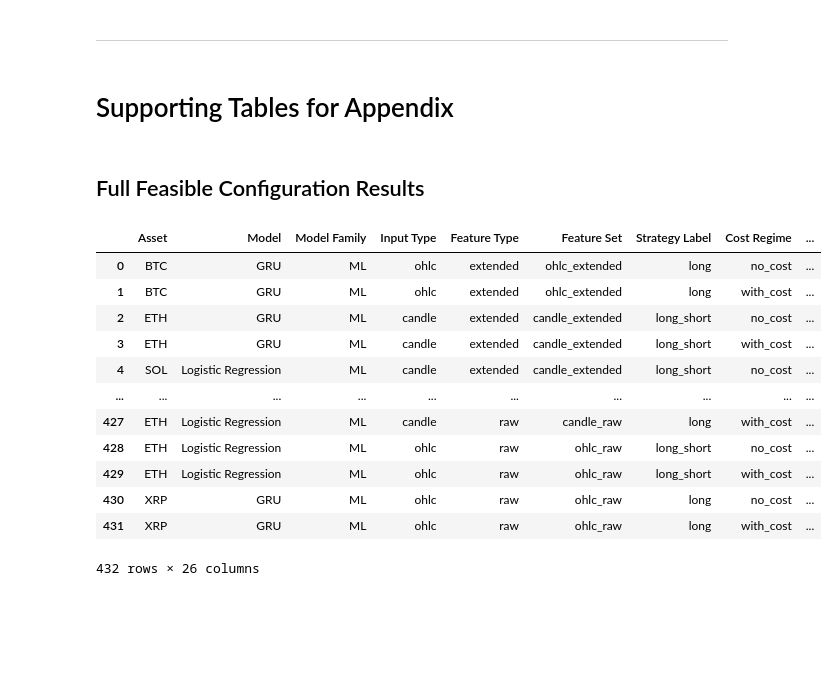
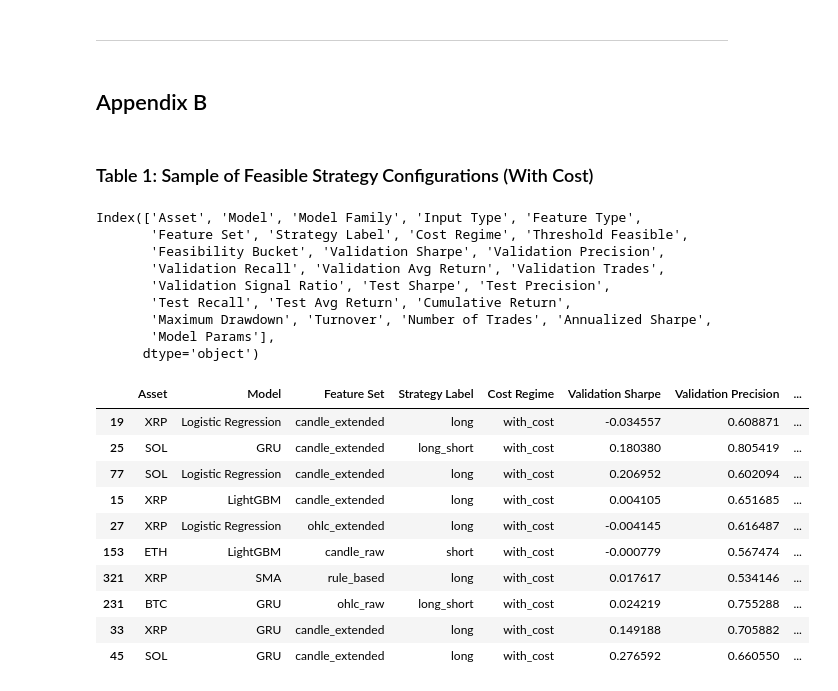
Before and after one commit to xdewu0508/QF4211Project, a Jupyter notebook: result_analysis.ipynb, the cells around one changed output. Saved outputs shown, nothing was run; the diff lists cells and outputs as text; code cells hidden in the pictures; blank space fills up the shorter version.

Commit message:
update result_analysis notebook

```diff
--- a/result_analysis.ipynb
+++ b/result_analysis.ipynb
@@ -115,23 +135,37 @@ df[["Asset", "Model", "Strategy Mode", "Mean Net Return", "p-value vs 0", "Mean
 # %% [markdown]
 ---
 # %% [markdown]
-# Supporting Tables for Appendix
+## Appendix B
 # %% [markdown]
-## Full Feasible Configuration Results
+### Table 1: Sample of Feasible Strategy Configurations (With Cost)
 # %%
 df = pd.read_csv("result/paper_tables/table_detail_feasible_configs.csv")
-df
+df = df[df["Cost Regime"] == "with_cost"]
+print(df.columns)
+df = df.drop(columns=["Model Family", "Input Type", "Feature Type", "Threshold Feasible", "Feasibility Bucket", "Model Params"])
+
+# sort by performance
+df = df.sort_values(by="Annualized Sharpe", ascending=False)
+# show top 10
+df.head(10)
 # %% [output]
+Index(['Asset', 'Model', 'Model Family', 'Input Type', 'Feature Type',
+       'Feature Set', 'Strategy Label', 'Cost Regime', 'Threshold Feasible',
+       'Feasibility Bucket', 'Validation Sharpe', 'Validation Precision',
+       'Validation Recall', 'Validation Avg Return', 'Validation Trades',
+       'Validation Signal Ratio', 'Test Sharpe', 'Test Precision',
+       'Test Recall', 'Test Avg Return', 'Cumulative Return',
+       'Maximum Drawdown', 'Turnover', 'Number of Trades', 'Annualized Sharpe',
+       'Model Params'],
+      dtype='object')
-|  | Asset | Model | Model Family | Input Type | Feature Type | Feature Set | Strategy Label | Cost Regime | ... |
-| 0 | BTC | GRU | ML | ohlc | extended | ohlc_extended | long | no_cost | ... |
-| 1 | BTC | GRU | ML | ohlc | extended | ohlc_extended | long | with_cost | ... |
-| 2 | ETH | GRU | ML | candle | extended | candle_extended | long_short | no_cost | ... |
-| 3 | ETH | GRU | ML | candle | extended | candle_extended | long_short | with_cost | ... |
-| 4 | SOL | Logistic Regression | ML | candle | extended | candle_extended | long_short | no_cost | ... |
-| ... | ... | ... | ... | ... | ... | ... | ... | ... | ... |
-| 427 | ETH | Logistic Regression | ML | candle | raw | candle_raw | long | with_cost | ... |
-| 428 | ETH | Logistic Regression | ML | ohlc | raw | ohlc_raw | long_short | no_cost | ... |
-| 429 | ETH | Logistic Regression | ML | ohlc | raw | ohlc_raw | long_short | with_cost | ... |
-| 430 | XRP | GRU | ML | ohlc | raw | ohlc_raw | long | no_cost | ... |
-| 431 | XRP | GRU | ML | ohlc | raw | ohlc_raw | long | with_cost | ... |
+|  | Asset | Model | Feature Set | Strategy Label | Cost Regime | Validation Sharpe | Validation Precision | ... |
+| 19 | XRP | Logistic Regression | candle_extended | long | with_cost | -0.034557 | 0.608871 | ... |
+| 25 | SOL | GRU | candle_extended | long_short | with_cost | 0.180380 | 0.805419 | ... |
+| 77 | SOL | Logistic Regression | candle_extended | long | with_cost | 0.206952 | 0.602094 | ... |
+| 15 | XRP | LightGBM | candle_extended | long | with_cost | 0.004105 | 0.651685 | ... |
+| 27 | XRP | Logistic Regression | ohlc_extended | long | with_cost | -0.004145 | 0.616487 | ... |
+| 153 | ETH | LightGBM | candle_raw | short | with_cost | -0.000779 | 0.567474 | ... |
+| 321 | XRP | SMA | rule_based | long | with_cost | 0.017617 | 0.534146 | ... |
+| 231 | BTC | GRU | ohlc_raw | long_short | with_cost | 0.024219 | 0.755288 | ... |
+| 33 | XRP | GRU | candle_extended | long | with_cost | 0.149188 | 0.705882 | ... |
+| 45 | SOL | GRU | candle_extended | long | with_cost | 0.276592 | 0.660550 | ... |
-432 rows × 26 columns
```
Also changed, not shown: parts of 16 cells of this notebook.
